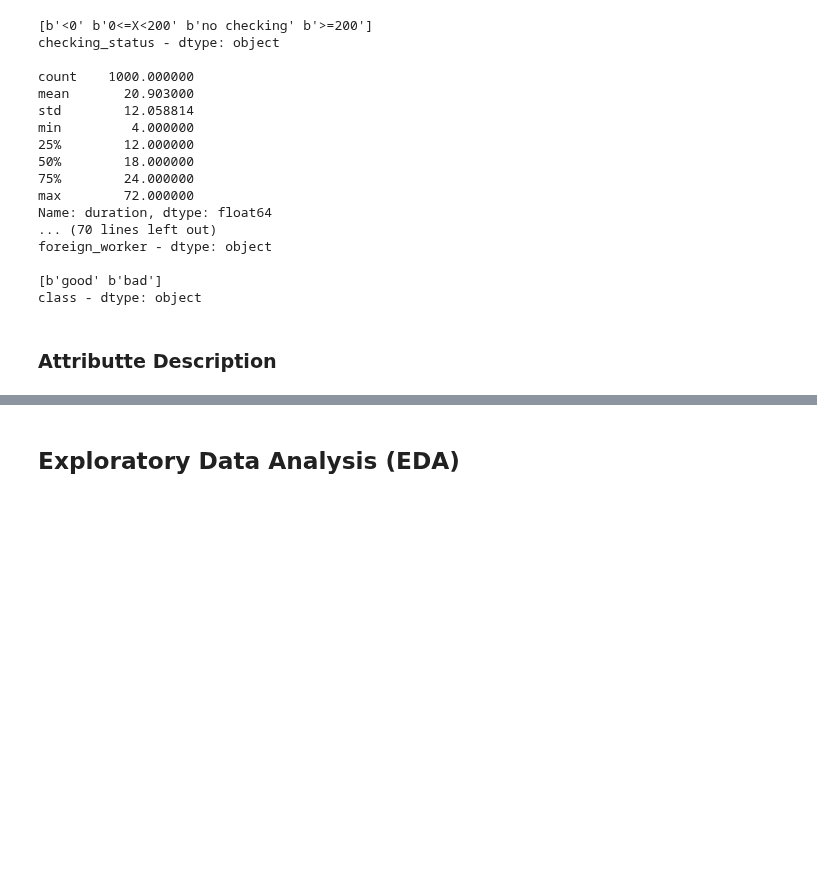
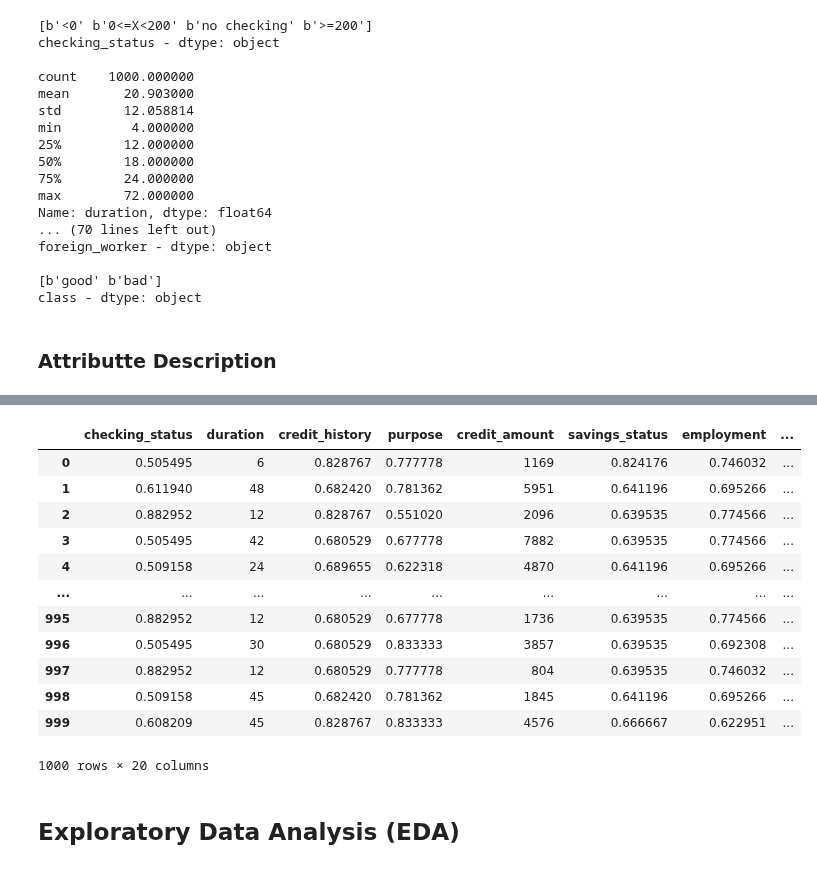
Before and after one commit to ranggakd/DAIly, a Jupyter notebook: projects/german_credit/Internal_Audit_Insights-Credit_Risk_Assessment_and_Fraud_Detection.ipynb, the cells around one changed output, grey strips where cells are left out. Drawn from its saved outputs; the diff is of its cells as text; code cells hidden in the pictures; blank space fills up the shorter version.

```diff
--- a/projects/german_credit/Internal_Audit_Insights-Credit_Risk_Assessment_and_Fraud_Detection.ipynb
+++ b/projects/german_credit/Internal_Audit_Insights-Credit_Risk_Assessment_and_Fraud_Detection.ipynb
@@ -171,2 +215,22 @@ arff_data.head()
+# %%
+# represent nominal columns in numerical way with Leave-One-Out Encoding
+loo_encoder = LeaveOneOutEncoder(drop_invariant=True, return_df=True)
+label_encoder = LabelEncoder()
+features = loo_encoder.fit_transform(features, label_encoder.fit_transform(labels))
+features
+# %% [output]
+|  | checking_status | duration | credit_history | purpose | credit_amount | savings_status | employment | ... |
+| 0 | 0.505495 | 6 | 0.828767 | 0.777778 | 1169 | 0.824176 | 0.746032 | ... |
+| 1 | 0.611940 | 48 | 0.682420 | 0.781362 | 5951 | 0.641196 | 0.695266 | ... |
+| 2 | 0.882952 | 12 | 0.828767 | 0.551020 | 2096 | 0.639535 | 0.774566 | ... |
+| 3 | 0.505495 | 42 | 0.680529 | 0.677778 | 7882 | 0.639535 | 0.774566 | ... |
+| 4 | 0.509158 | 24 | 0.689655 | 0.622318 | 4870 | 0.641196 | 0.695266 | ... |
+| ... | ... | ... | ... | ... | ... | ... | ... | ... |
+| 995 | 0.882952 | 12 | 0.680529 | 0.677778 | 1736 | 0.639535 | 0.774566 | ... |
+| 996 | 0.505495 | 30 | 0.680529 | 0.833333 | 3857 | 0.639535 | 0.692308 | ... |
+| 997 | 0.882952 | 12 | 0.680529 | 0.777778 | 804 | 0.639535 | 0.746032 | ... |
+| 998 | 0.509158 | 45 | 0.682420 | 0.781362 | 1845 | 0.641196 | 0.695266 | ... |
+| 999 | 0.608209 | 45 | 0.828767 | 0.833333 | 4576 | 0.666667 | 0.622951 | ... |
+1000 rows × 20 columns
 # %% [markdown]
 ## Exploratory Data Analysis (EDA)
```
Also changed, not shown: parts of 15 cells of this notebook.
